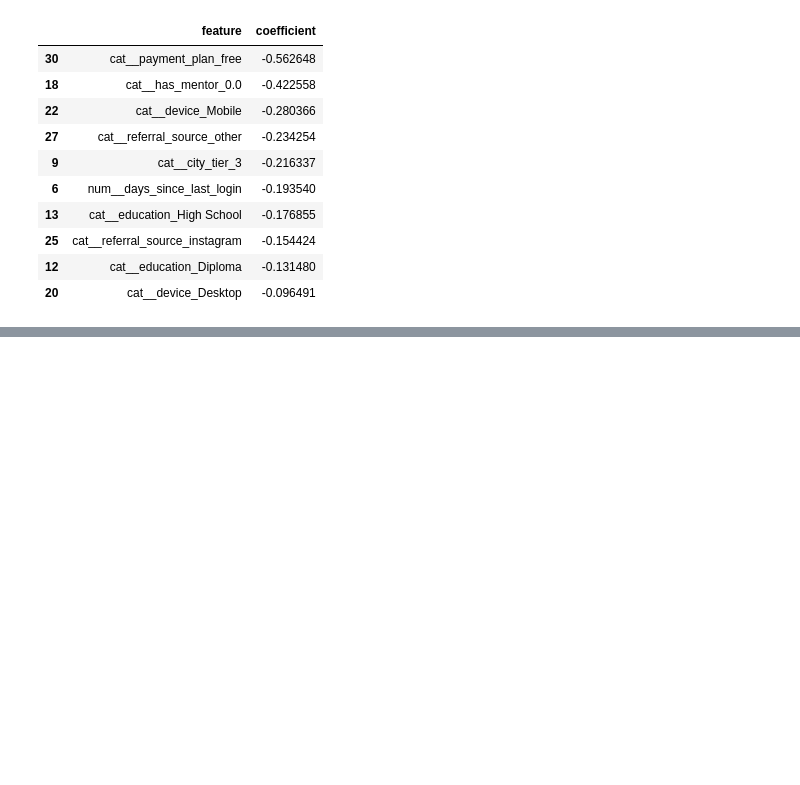
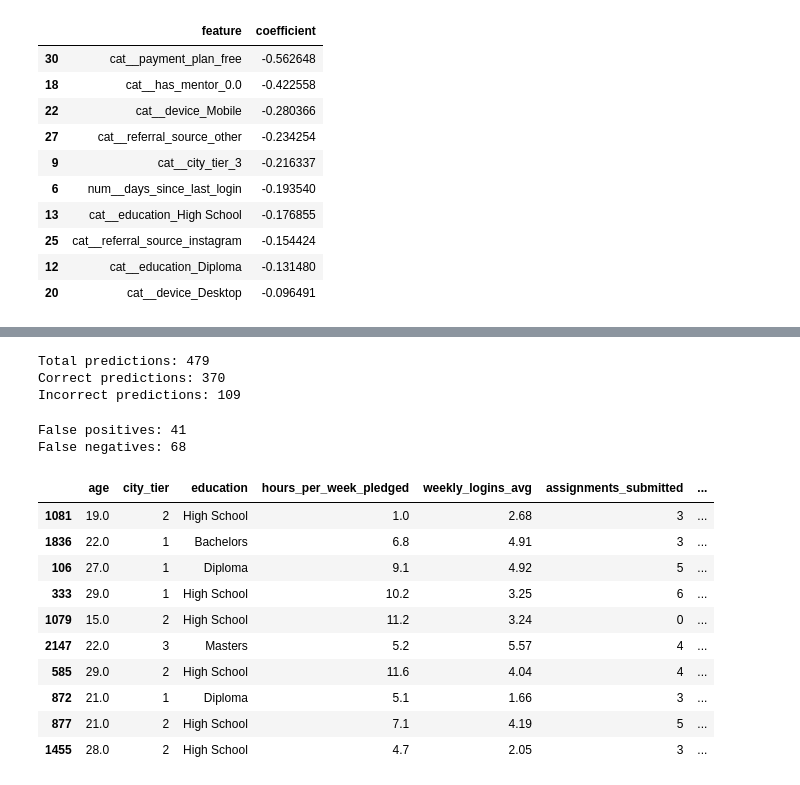
Before and after one commit to Prototype361/Course-completion-predictor, a Jupyter notebook: Notebooks/ML_Assignment.ipynb, the cells around one changed output, grey strips where cells are left out. Saved outputs shown, nothing was run; the diff lists cells and outputs as text; code cells hidden in the pictures; blank space fills up the shorter version.

Commit message:
Analyze model prediction errors

```diff
--- a/Notebooks/ML_Assignment.ipynb
+++ b/Notebooks/ML_Assignment.ipynb
@@ -2631,0 +2634,11 @@ coef_df.sort_values(
+# %%
+error_df = X_test.copy()
+
+error_df["actual"] = y_test
+error_df["predicted"] = y_pred
+
+error_df["correct"] = (
+    error_df["actual"] == error_df["predicted"]
+)
+
+error_df.head()
@@ -2631,0 +2660,38 @@ coef_df.sort_values(
+# %%
+print("Total predictions:", len(error_df))
+print("Correct predictions:", error_df["correct"].sum())
+print("Incorrect predictions:", (~error_df["correct"]).sum())
+# %% [output]
+Total predictions: 479
+Correct predictions: 370
+Incorrect predictions: 109
+# %%
+false_positives = error_df[
+    (error_df["actual"] == 0) &
+    (error_df["predicted"] == 1)
+]
+
+false_negatives = error_df[
+    (error_df["actual"] == 1) &
+    (error_df["predicted"] == 0)
+]
+# %%
+print("False positives:", len(false_positives))
+print("False negatives:", len(false_negatives))
+# %% [output]
+False positives: 41
+False negatives: 68
+# %%
+false_negatives.head(10)
+# %% [output]
+|  | age | city_tier | education | hours_per_week_pledged | weekly_logins_avg | assignments_submitted | ... |
+| 1081 | 19.0 | 2 | High School | 1.0 | 2.68 | 3 | ... |
+| 1836 | 22.0 | 1 | Bachelors | 6.8 | 4.91 | 3 | ... |
+| 106 | 27.0 | 1 | Diploma | 9.1 | 4.92 | 5 | ... |
+| 333 | 29.0 | 1 | High School | 10.2 | 3.25 | 6 | ... |
+| 1079 | 15.0 | 2 | High School | 11.2 | 3.24 | 0 | ... |
+| 2147 | 22.0 | 3 | Masters | 5.2 | 5.57 | 4 | ... |
+| 585 | 29.0 | 2 | High School | 11.6 | 4.04 | 4 | ... |
+| 872 | 21.0 | 1 | Diploma | 5.1 | 1.66 | 3 | ... |
+| 877 | 21.0 | 2 | High School | 7.1 | 4.19 | 5 | ... |
+| 1455 | 28.0 | 2 | High School | 4.7 | 2.05 | 3 | ... |
```
Also changed, not shown: parts of 12 cells of this notebook, 1 other file.
